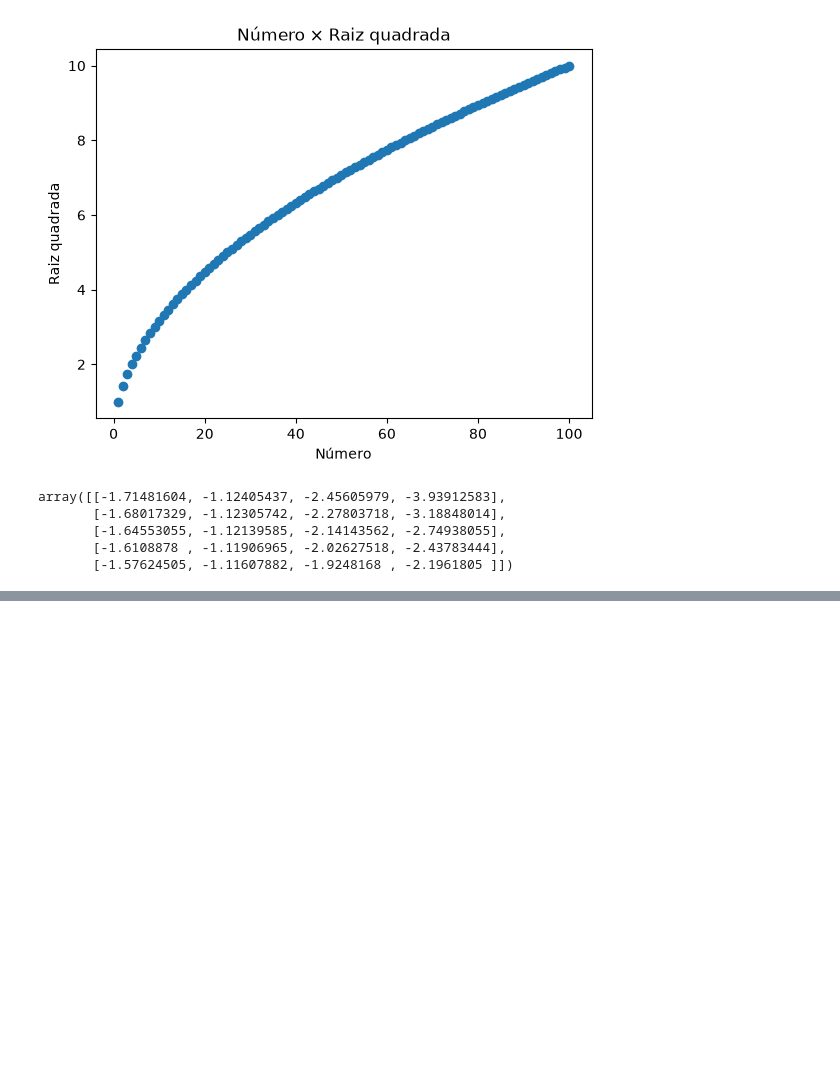
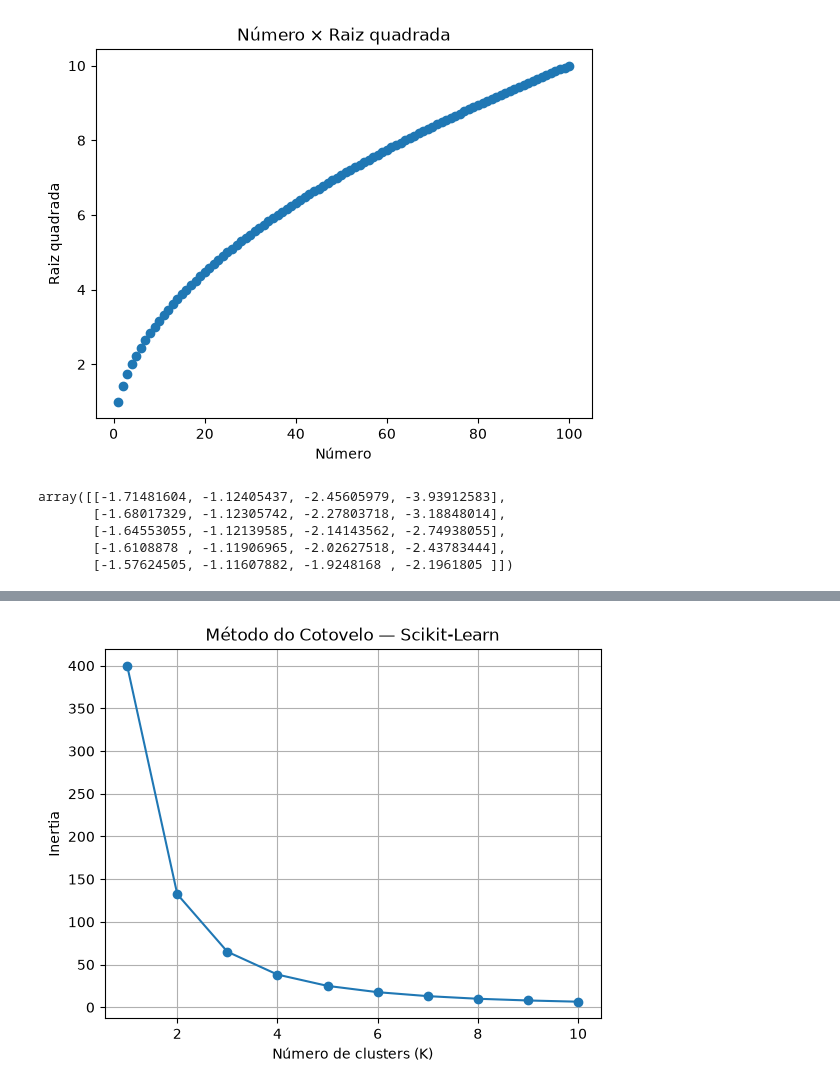
Before and after one commit to pedrohenriq1919-prog/kmeans-matematica, a Jupyter notebook: notebooks/kmeans_matematica.ipynb, the cells around one changed output, grey strips where cells are left out. Drawn from its saved outputs; the diff is of its cells as text; code cells hidden in the pictures; blank space fills up the shorter version.

```diff
--- a/notebooks/kmeans_matematica.ipynb
+++ b/notebooks/kmeans_matematica.ipynb
@@ -113,0 +290,35 @@ distancia(a, b)
+# %%
+#Testando possíveis valores de k (com scikit-learn)
+from sklearn.cluster import KMeans
+
+inertias_sklearn = []
+
+for k in range(1, 11):
+
+    modelo = KMeans(
+        n_clusters=k,
+        random_state=42,
+        n_init=10
+    )
+
+    modelo.fit(X_scaled)
+
+    inertias_sklearn.append(
+        modelo.inertia_
+    )
+# %%
+#Visualizando os possíveis valores de k (com scikit-learn)
+plt.plot(
+    range(1, 11),
+    inertias_sklearn,
+    marker="o"
+)
+
+plt.xlabel("Número de clusters (K)")
+plt.ylabel("Inertia")
+plt.title("Método do Cotovelo — Scikit-Learn")
+
+plt.grid()
+plt.show()
+# %% [output]
+[figure, added]
```
Also changed, not shown: parts of 9 cells of this notebook.
